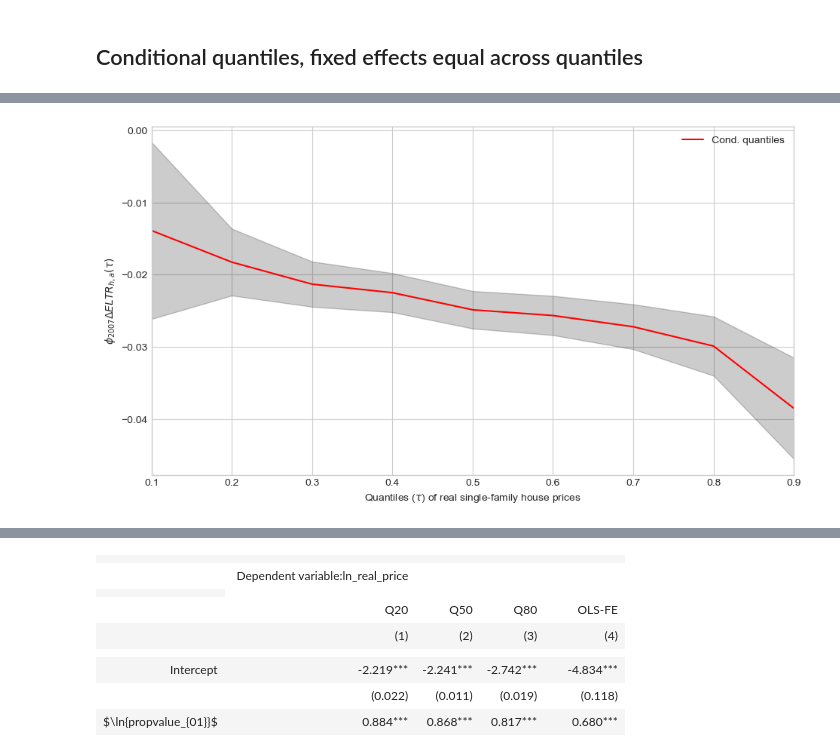
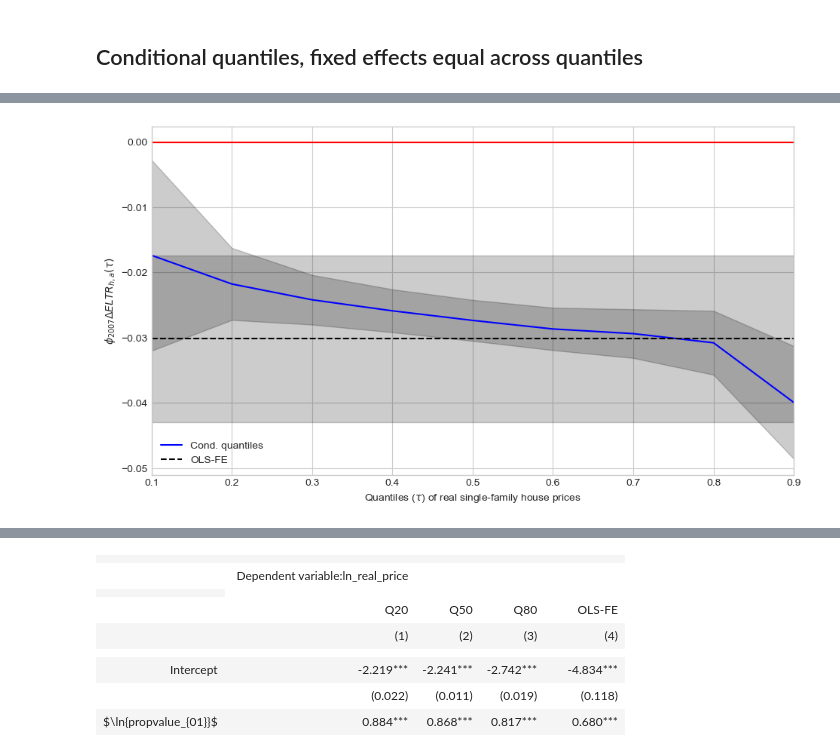
Before and after one commit to jorgenhost/No_taxation_without_capitalization, a Jupyter notebook: 5_main.ipynb, the cells around one changed output, grey strips where cells are left out. Saved outputs shown, nothing was run; the diff lists cells and outputs as text; code cells hidden in the pictures.

```diff
--- a/5_main.ipynb
+++ b/5_main.ipynb
@@ -520,7 +526,7 @@ QuantReg Regression Results
 quantiles = np.arange(0.1, 0.9+0.1, 0.1)
 
 
-def fit_model(q, sig_level=0.1):
+def fit_model(q, sig_level=0.05):
     result_quantile = mod_quantile_fe_across.fit(q=q, cov_type='cluster', cov_kwds={'groups': df_merged_index['kommune_old']})
     return [q, result_quantile.params["year2007_delta_tax_eff"]] + result_quantile.conf_int(alpha=sig_level).loc[
         "year2007_delta_tax_eff"
@@ -557,16 +581,19 @@ ols_fe_dict
 # %%
 param_name = r'$\phi_{2007} \Delta E L T R_{h, a}(\tau)$'
 
+
+
 n = models_fe_across.shape[0]
-p1 = plt.plot(models_fe_across.q, models_fe_across.year2007_delta_tax_eff, color="red", label="Cond. quantiles")
+p1 = plt.plot(models_fe_across.q, models_fe_across.year2007_delta_tax_eff, color="blue", label="Cond. quantiles")
 plt.fill_between(models_fe_across.q, models_fe_across.ub, models_fe_across.lb, alpha=0.2, color="black")
-# p4 = plt.plot(models_fe_across.q, [ols_fe_dict["param"]] * n, color="black", linestyle='--',label="OLS-FE")
-# plt.fill_between(models_fe_across.q, ols_fe_dict["lb"], ols_fe_dict["ub"], alpha=0.2, color="black")
+p4 = plt.plot(models_fe_across.q, [ols_fe_dict["param"]] * n, color="black", linestyle='--',label="OLS-FE")
+plt.fill_between(models_fe_across.q, ols_fe_dict["lb"], ols_fe_dict["ub"], alpha=0.2, color="black")
 plt.ylabel(param_name)
 plt.xlabel(r"Quantiles ($\tau$) of real single-family house prices")
+plt.axhline(0, color='red')
 plt.xlim(0.1, 0.9)
 plt.legend()
-plt.savefig('figs/fig_quant_reg_res.pdf', bbox_inches='tight')
+plt.savefig('figs/fig_quant_v_ols.pdf', bbox_inches='tight')
 plt.show()
 # %% [output]
-[figure, old version]
+[figure, new version]
```
Also changed, not shown: parts of 12 cells of this notebook, 6 other files.
